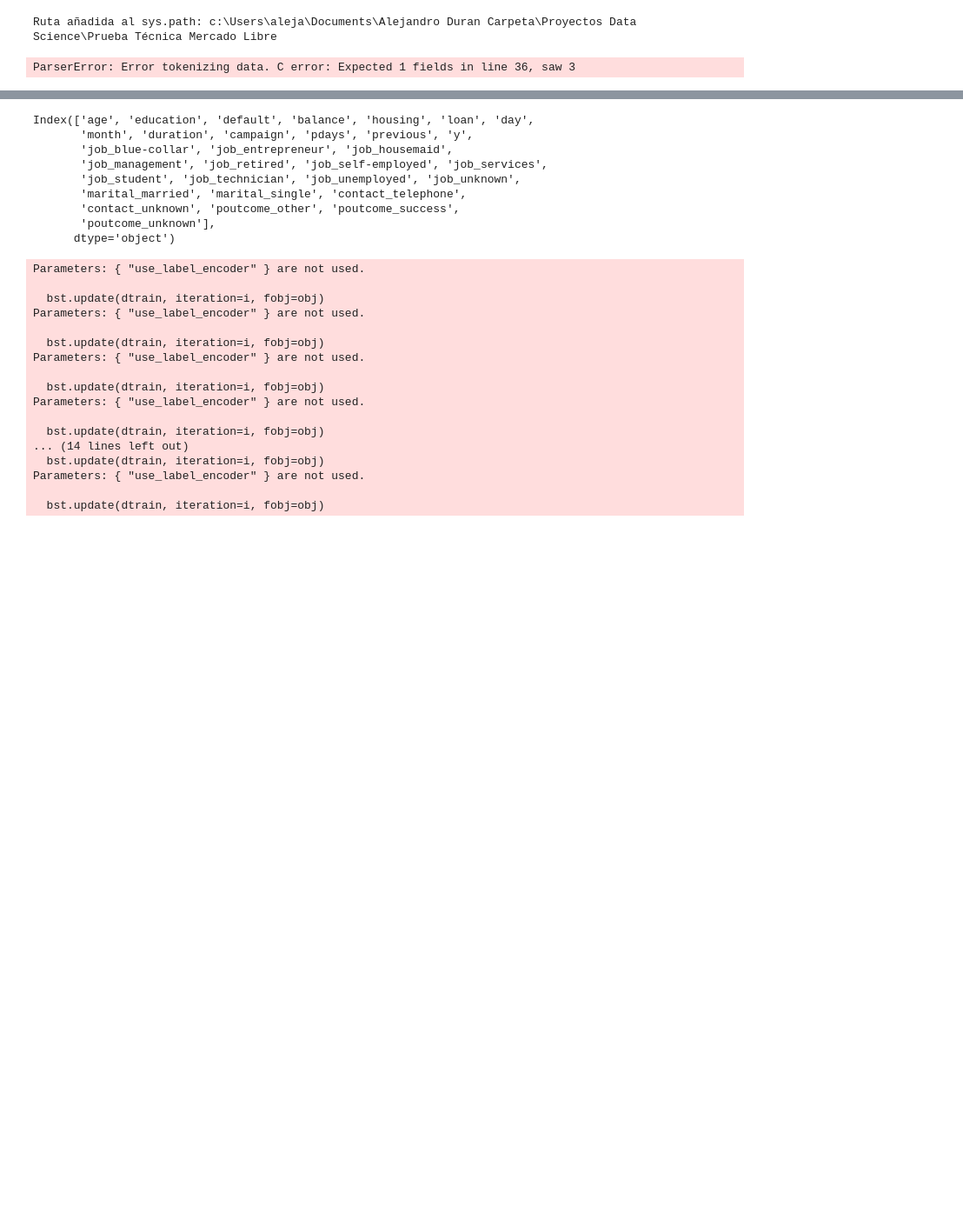
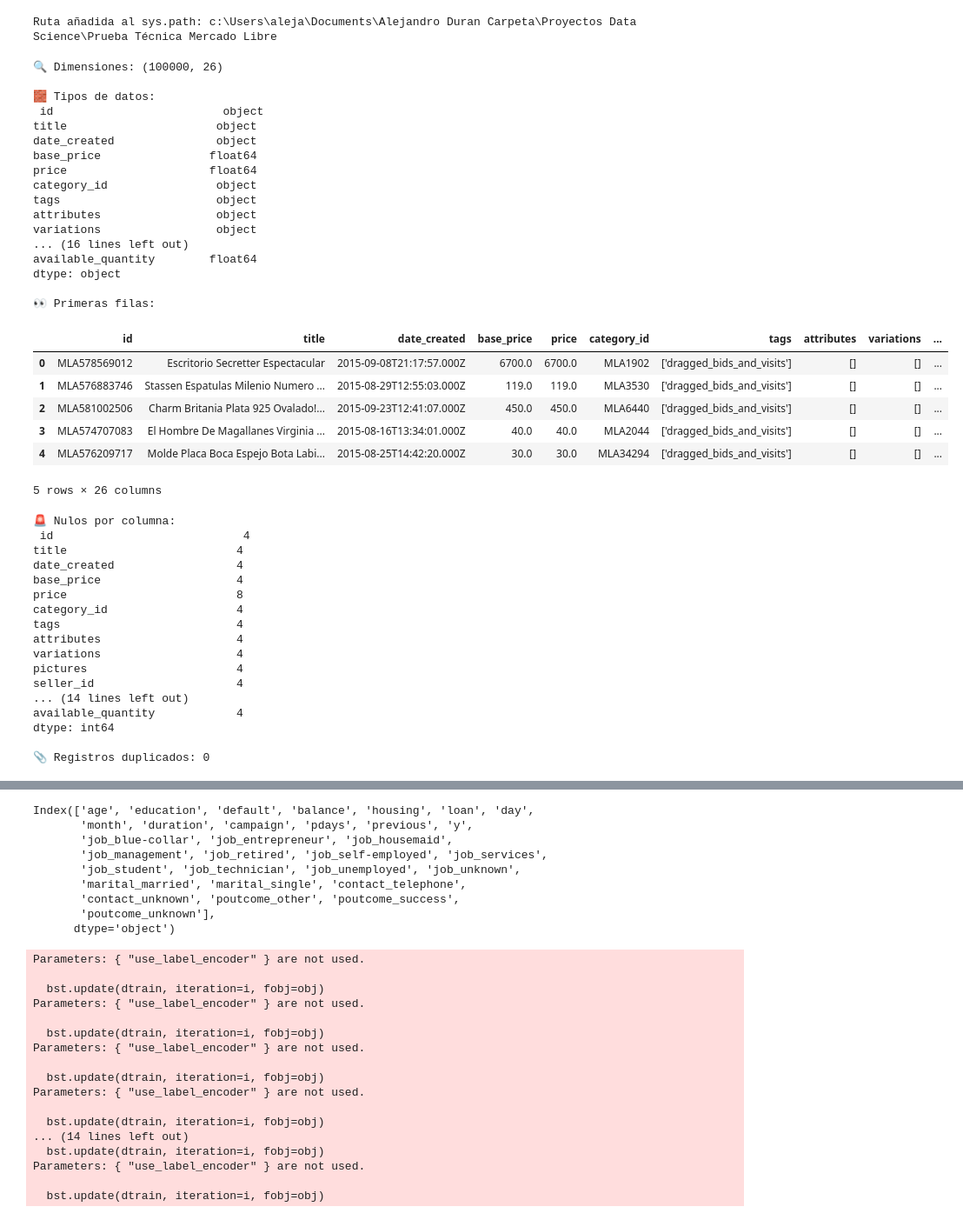
Before and after one commit to AleDuran96/ProyectoMercadoLibre, a Jupyter notebook: src/Notebooks/exploracion.ipynb, the cells around one changed output, grey strips where cells are left out. Shown: that part at 87% size. Cells and saved outputs as stored; diff of their text form; code cells hidden in the pictures; blank space fills up the shorter version.

```diff
--- a/src/Notebooks/exploracion.ipynb
+++ b/src/Notebooks/exploracion.ipynb
@@ -21,22 +22,62 @@ from src.config import DATA_PATH
 # %%
 DATA_PATH_ = ROOT_DIR / DATA_PATH
-df = load_data(DATA_PATH_)
+df = pd.read_csv(DATA_PATH_)
 
 # Estructura
 print("🔍 Dimensiones:", df.shape)
 print("\n🧱 Tipos de datos:\n", df.dtypes)
 
 # Primeras filas
 print("\n👀 Primeras filas:")
 display(df.head())
 
 # Revisión de nulos
 print("\n🚨 Nulos por columna:\n", df.isnull().sum())
 
 # Duplicados
 print("\n📎 Registros duplicados:", df.duplicated().sum())
 # %% [output]
-ParserError: Error tokenizing data. C error: Expected 1 fields in line 36, saw 3
+🔍 Dimensiones: (100000, 26)
+
+🧱 Tipos de datos:
+ id                         object
+title                      object
+date_created               object
+base_price                float64
+price                     float64
+category_id                object
+tags                       object
+attributes                 object
+variations                 object
+... (16 lines left out)
+available_quantity        float64
+dtype: object
+
+👀 Primeras filas:
+|  | id | title | date_created | base_price | price | category_id | tags | attributes | variations | ... |
+| 0 | MLA578569012 | Escritorio Secretter Espectacular | 2015-09-08T21:17:57.000Z | 6700.0 | 6700.0 | MLA1902 | ['dragged_bids_and_visits'] | [] | [] | ... |
+| 1 | MLA576883746 | Stassen Espatulas Milenio Numero ... | 2015-08-29T12:55:03.000Z | 119.0 | 119.0 | MLA3530 | ['dragged_bids_and_visits'] | [] | [] | ... |
+| 2 | MLA581002506 | Charm Britania Plata 925 Ovalado!... | 2015-09-23T12:41:07.000Z | 450.0 | 450.0 | MLA6440 | ['dragged_bids_and_visits'] | [] | [] | ... |
+| 3 | MLA574707083 | El Hombre De Magallanes Virginia ... | 2015-08-16T13:34:01.000Z | 40.0 | 40.0 | MLA2044 | ['dragged_bids_and_visits'] | [] | [] | ... |
+| 4 | MLA576209717 | Molde Placa Boca Espejo Bota Labi... | 2015-08-25T14:42:20.000Z | 30.0 | 30.0 | MLA34294 | ['dragged_bids_and_visits'] | [] | [] | ... |
+5 rows × 26 columns
+🚨 Nulos por columna:
+ id                            4
+title                         4
+date_created                  4
+base_price                    4
+price                         8
+category_id                   4
+tags                          4
+attributes                    4
+variations                    4
+pictures                      4
+seller_id                     4
+... (14 lines left out)
+available_quantity            4
+dtype: int64
+
+📎 Registros duplicados: 0
 # %%
 # Valores únicos por columna
 print("\n🔢 Valores únicos por columna:")
```
Also changed, not shown: parts of 6 cells of this notebook, 4 other files.
